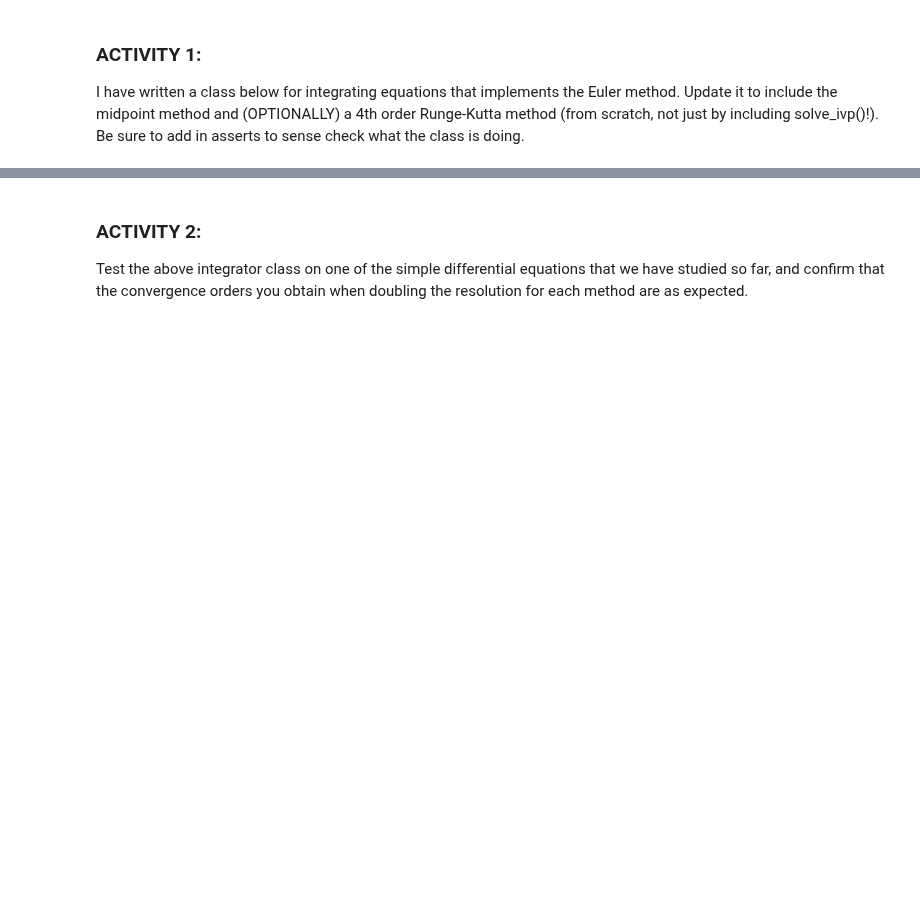
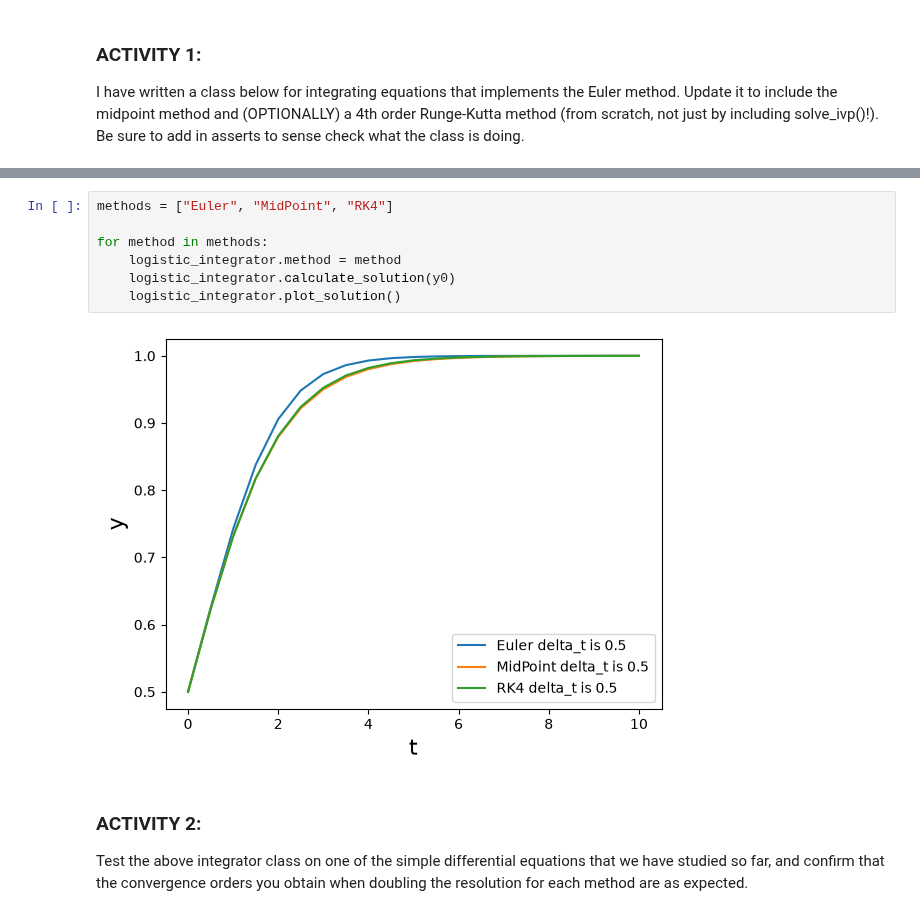
Before and after one commit to Hyphern/TopicsInSciComp, a Jupyter notebook: Notebooks/Week4_LabExercises.ipynb, the cells around one changed output, grey strips where cells are left out. Drawn from its saved outputs; the diff is of its cells as text; blank space fills up the shorter version.

```diff
--- a/Notebooks/Week4_LabExercises.ipynb
+++ b/Notebooks/Week4_LabExercises.ipynb
@@ -142,3 +169,12 @@ logistic_integrator.plot_solution()
+# %%
+methods = ["Euler", "MidPoint", "RK4"]
+
+for method in methods:
+    logistic_integrator.method = method
+    logistic_integrator.calculate_solution(y0)
+    logistic_integrator.plot_solution()
+# %% [output]
+[figure, added]
 # %% [markdown]
 ### ACTIVITY 2:
 
```
Also changed, not shown: parts of 8 cells of this notebook.
